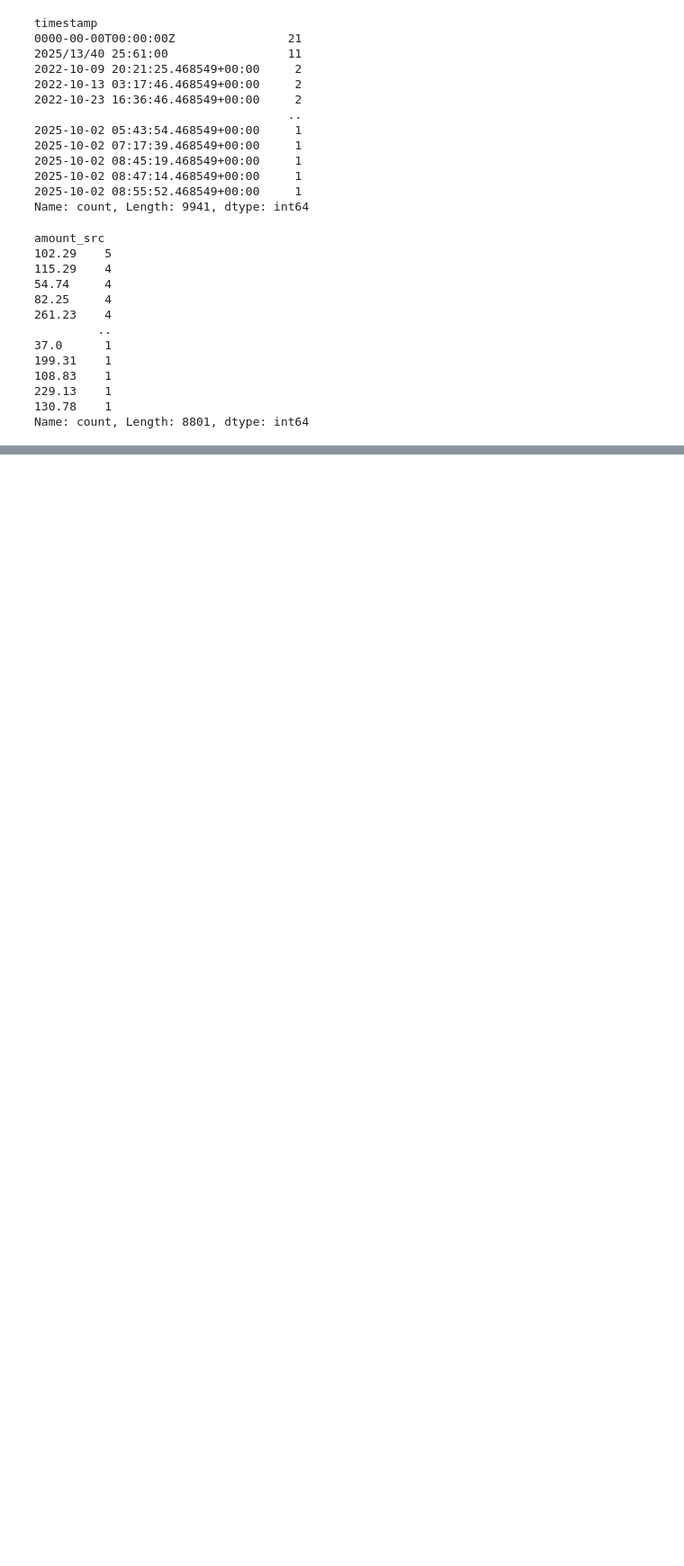
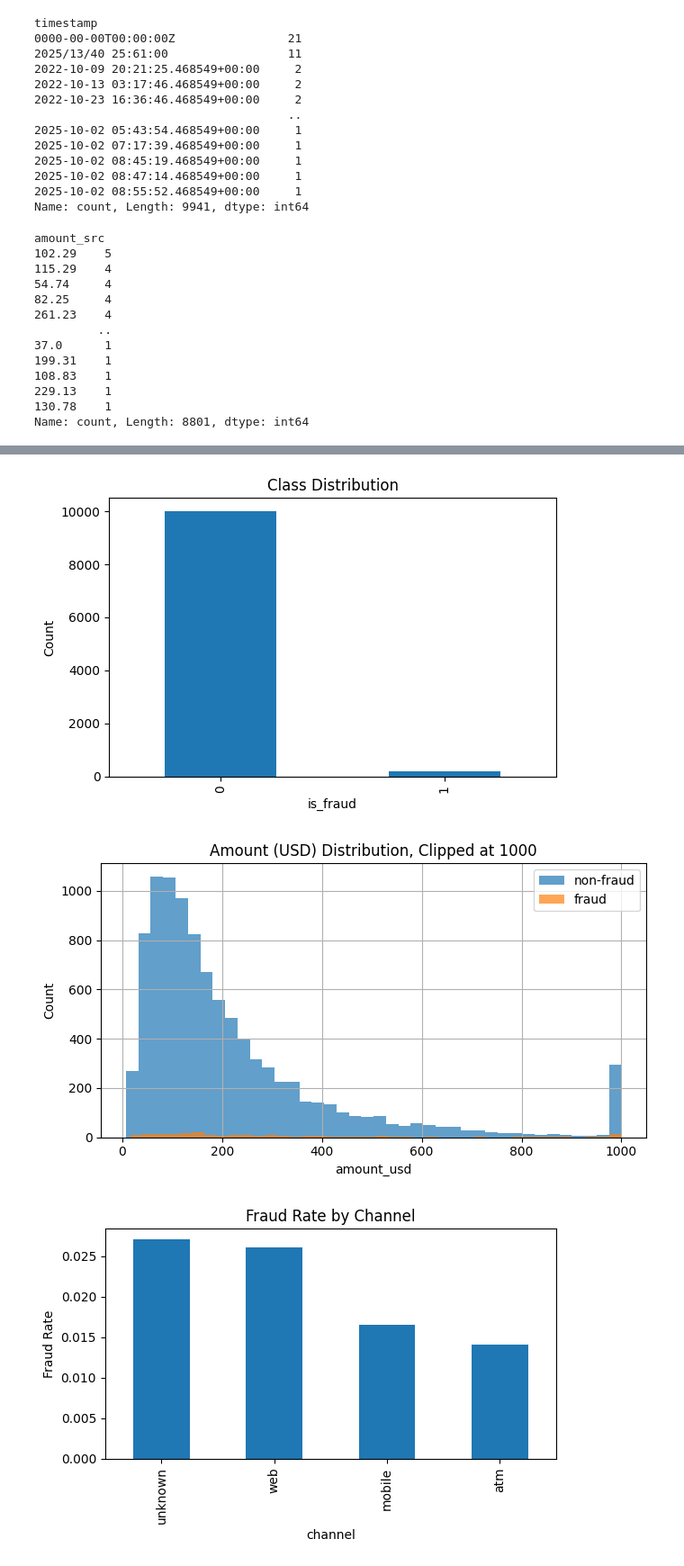
Before and after one commit to ositawisdomchinedu/nova_pay_transactions, a Jupyter notebook: research.ipynb, the cells around one changed output, grey strips where cells are left out. Shown at 90% size. Saved outputs shown, nothing was run; the diff lists cells and outputs as text; code cells hidden in the pictures; blank space fills up the shorter version.

```diff
--- a/research.ipynb
+++ b/research.ipynb
@@ -224 +229,6 @@ amount_src              4
 dtype: int64
+# %%
+# Time-based and behavioral feature engineering
+median_ts = work["timestamp"].dropna().sort_values().iloc[len(work["timestamp"].dropna()) // 2]
+work["timestamp_missing"] = work["timestamp"].isna().astype(int)
+work["timestamp_filled"] = work["timestamp"].fillna(median_ts)
@@ -224,0 +343,31 @@ dtype: int64
+# %%
+# EDA plots
+
+plt.figure(figsize=(6, 4))
+work["is_fraud"].value_counts().sort_index().plot(kind="bar")
+plt.title("Class Distribution")
+plt.xlabel("is_fraud")
+plt.ylabel("Count")
+plt.tight_layout()
+plt.show()
+
+plt.figure(figsize=(7, 4))
+work.loc[work["is_fraud"] == 0, "amount_usd"].dropna().clip(upper=1000).hist(bins=40, alpha=0.7, label="non-fraud")
+work.loc[work["is_fraud"] == 1, "amount_usd"].dropna().clip(upper=1000).hist(bins=40, alpha=0.7, label="fraud")
+plt.title("Amount (USD) Distribution, Clipped at 1000")
+plt.xlabel("amount_usd")
+plt.ylabel("Count")
+plt.legend()
+plt.tight_layout()
+plt.show()
+
+plt.figure(figsize=(6, 4))
+fraud_by_channel.plot(kind="bar")
+plt.title("Fraud Rate by Channel")
+plt.ylabel("Fraud Rate")
+plt.tight_layout()
+plt.show()
+# %% [output]
+[figure, added]
+[figure, added]
+[figure, added]
```
Also changed, not shown: parts of 18 cells of this notebook.
